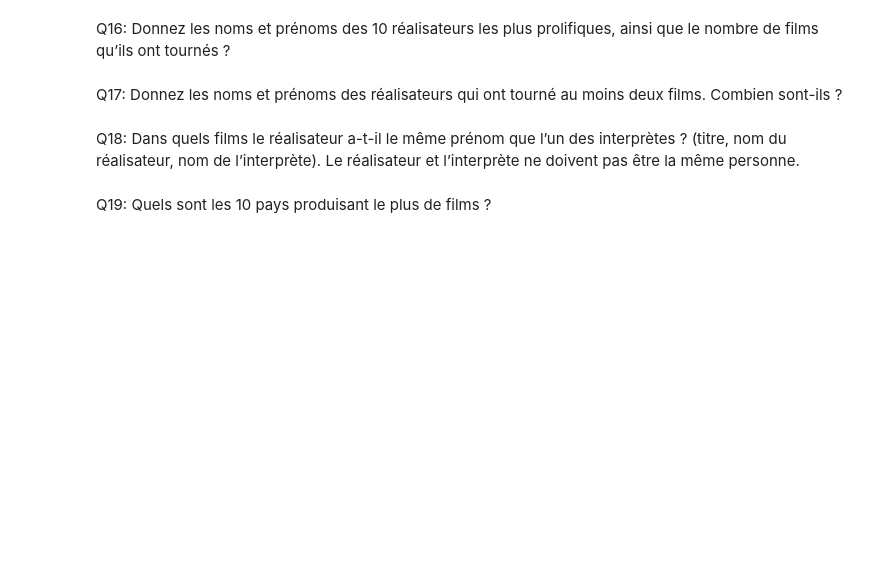
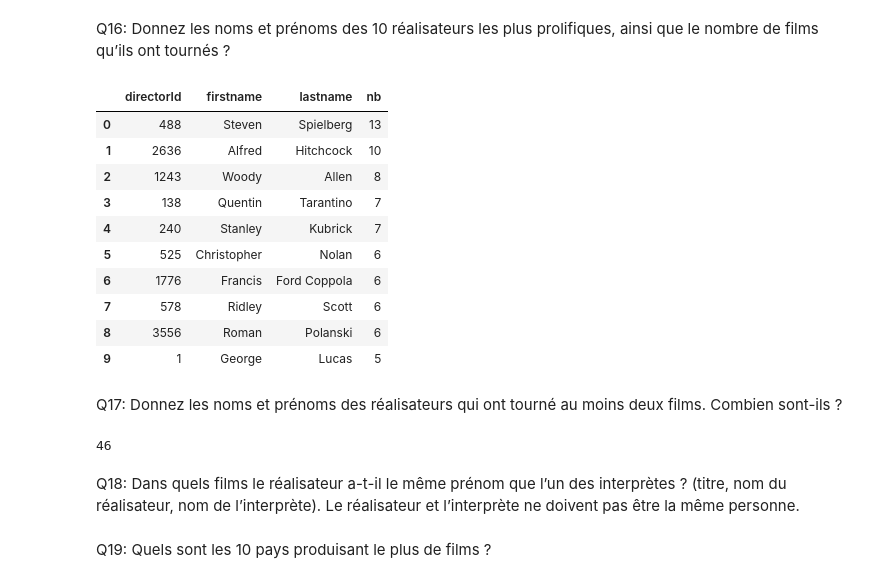
Before and after one commit to j3dec/movies3, a Jupyter notebook: movies-3.ipynb, the cells around one changed output. Saved outputs shown, nothing was run; the diff lists cells and outputs as text; code cells hidden in the pictures; blank space fills up the shorter version.

```diff
--- a/movies-3.ipynb
+++ b/movies-3.ipynb
@@ -171,7 +310,26 @@ Q15: Combien d'acteurs n’ont jamais réalisé de film ?
 # %% [markdown]
 Q16: Donnez les noms et prénoms des 10 réalisateurs les plus prolifiques, ainsi que le nombre de films qu’ils ont tournés ?
+# %%
+pd.read_sql("SELECT directorId, firstname, lastname , count(movies.id) as nb FROM movies INNER JOIN artists ON movies.directorId = artists.id GROUP BY directorId ORDER BY nb DESC LIMIT 10", engine)
+# %% [output]
+|  | directorId | firstname | lastname | nb |
+| 0 | 488 | Steven | Spielberg | 13 |
+| 1 | 2636 | Alfred | Hitchcock | 10 |
+| 2 | 1243 | Woody | Allen | 8 |
+| 3 | 138 | Quentin | Tarantino | 7 |
+| 4 | 240 | Stanley | Kubrick | 7 |
+| 5 | 525 | Christopher | Nolan | 6 |
+| 6 | 1776 | Francis | Ford Coppola | 6 |
+| 7 | 578 | Ridley | Scott | 6 |
+| 8 | 3556 | Roman | Polanski | 6 |
+| 9 | 1 | George | Lucas | 5 |
 # %% [markdown]
 Q17: Donnez les noms et prénoms des réalisateurs qui ont tourné au moins deux films. Combien sont-ils ?
+# %%
+res =pd.read_sql("SELECT directorId, firstname, lastname, COUNT(movies.id) AS nb FROM movies INNER JOIN artists ON movies.directorId = artists.id GROUP BY directorId HAVING nb >= 2 ORDER BY nb DESC", engine)
+len(res)
+# %% [output]
+46
 # %% [markdown]
 Q18: Dans quels films le réalisateur a-t-il le même prénom que l’un des interprètes ? (titre, nom du réalisateur, nom de l’interprète). Le réalisateur et l’interprète ne doivent pas être la même personne.
 # %% [markdown]
```
Also changed, not shown: parts of 14 cells of this notebook.
